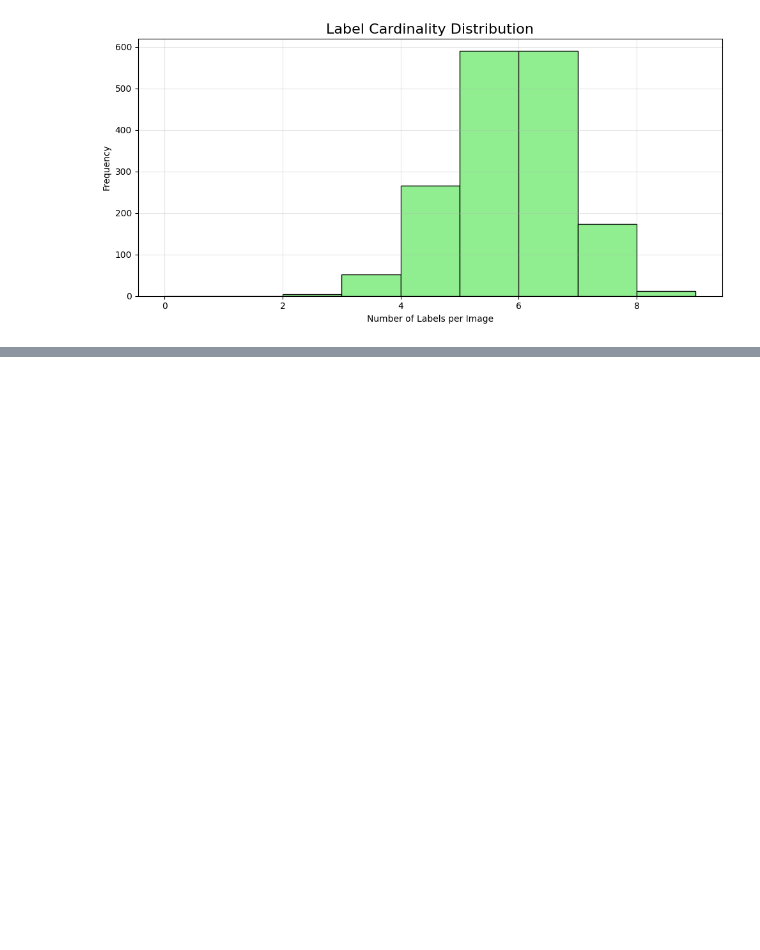
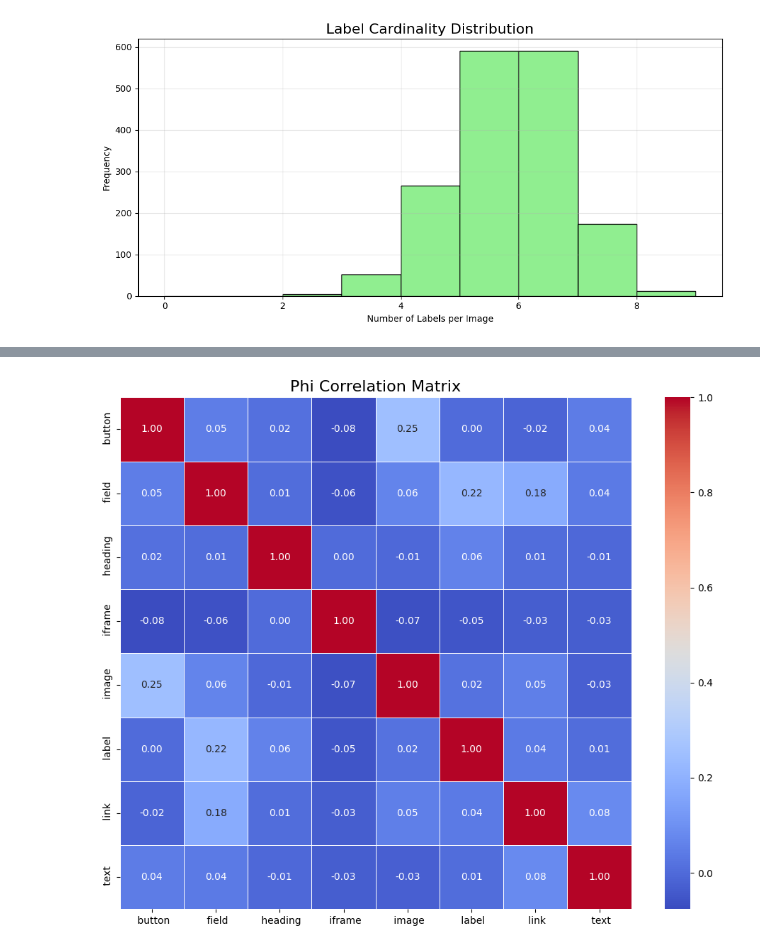
Before and after one commit to AnindyaChakravarty/Multi-label_Image_Classification, a Jupyter notebook: DM.ipynb, the cells around one changed output, grey strips where cells are left out. Drawn from its saved outputs; the diff is of its cells as text; code cells hidden in the pictures; blank space fills up the shorter version.

```diff
--- a/DM.ipynb
+++ b/DM.ipynb
@@ -519,0 +736,7 @@ plt.show()
+# %%
+# Compute Phi correlation matrix
+
+phi_matrix = train_df[label_columns].corr()
+
+# Display rounded matrix
+display(phi_matrix.round(2))
@@ -519,0 +759,18 @@ plt.show()
+# %%
+plt.figure(figsize=(10, 8))
+
+sns.heatmap(
+    phi_matrix,
+    annot=True,
+    cmap="coolwarm",
+    fmt=".2f",
+    linewidths=0.5,
+    square=True
+)
+
+plt.title("Phi Correlation Matrix", fontsize=16)
+
+plt.tight_layout()
+plt.show()
+# %% [output]
+[figure, added]
```
Also changed, not shown: parts of 13 cells of this notebook.
